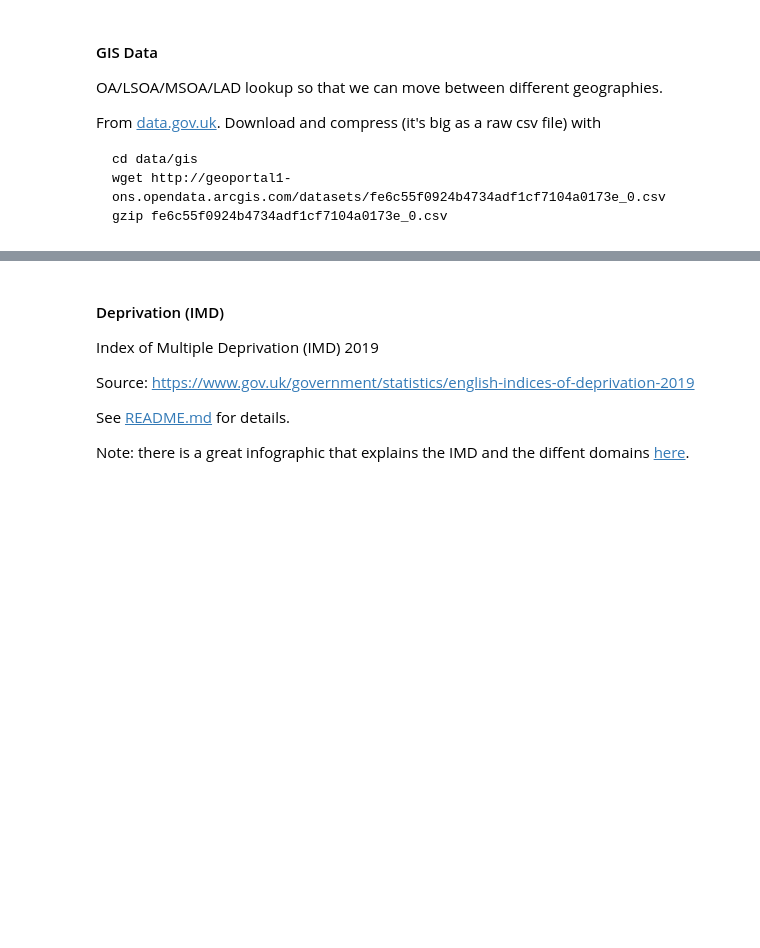
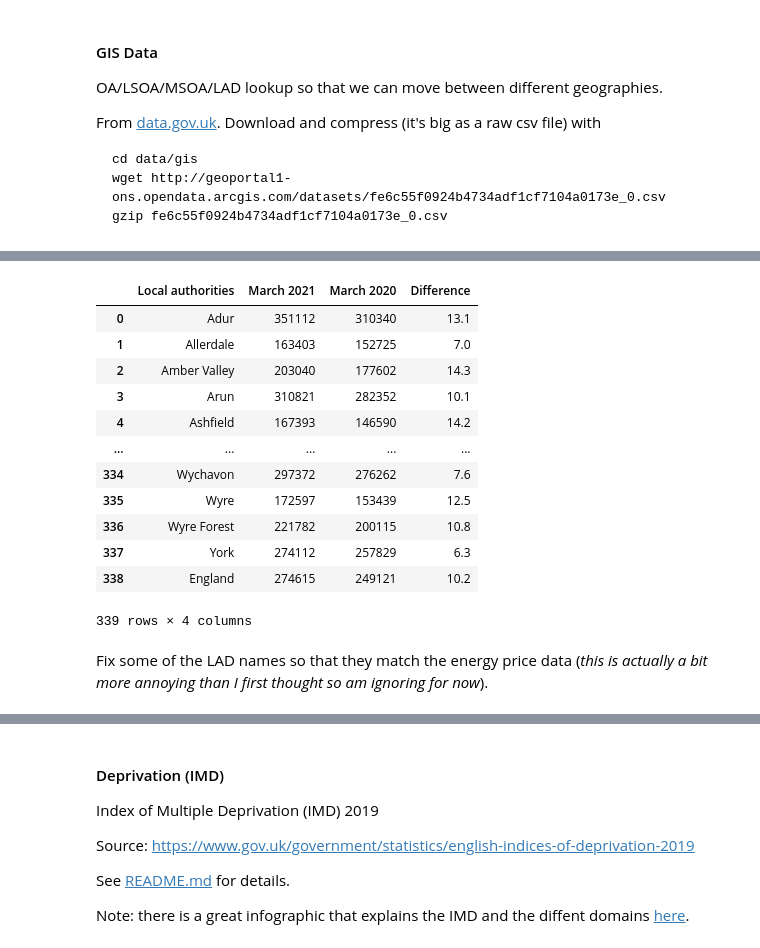
Before and after one commit to anetobradley/energy_flex, a Jupyter notebook: 02-EnergyModel/Energy_Intensity_Analysis/energy_intensity_analysis.ipynb, the cells around one changed output, grey strips where cells are left out. Saved outputs shown, nothing was run; the diff lists cells and outputs as text; code cells hidden in the pictures; blank space fills up the shorter version.

```diff
--- a/02-EnergyModel/Energy_Intensity_Analysis/energy_intensity_analysis.ipynb
+++ b/02-EnergyModel/Energy_Intensity_Analysis/energy_intensity_analysis.ipynb
@@ -88,0 +94,19 @@ del oa_dict, lsoa_dict
+# %%
+house_price_lad = pd.read_csv(os.path.join("data", "house_price", "England-annual-price-change-by-local-authority-2021-03.csv"))
+house_price_lad
+# %% [output]
+|  | Local authorities | March 2021 | March 2020 | Difference |
+| 0 | Adur | 351112 | 310340 | 13.1 |
+| 1 | Allerdale | 163403 | 152725 | 7.0 |
+| 2 | Amber Valley | 203040 | 177602 | 14.3 |
+| 3 | Arun | 310821 | 282352 | 10.1 |
+| 4 | Ashfield | 167393 | 146590 | 14.2 |
+| ... | ... | ... | ... | ... |
+| 334 | Wychavon | 297372 | 276262 | 7.6 |
+| 335 | Wyre | 172597 | 153439 | 12.5 |
+| 336 | Wyre Forest | 221782 | 200115 | 10.8 |
+| 337 | York | 274112 | 257829 | 6.3 |
+| 338 | England | 274615 | 249121 | 10.2 |
+339 rows × 4 columns
+# %% [markdown]
+Fix some of the LAD names so that they match the energy price data (_this is actually a bit more annoying than I first thought so am ignoring for now_).
```
Also changed, not shown: parts of 13 cells of this notebook, 2 other files.
